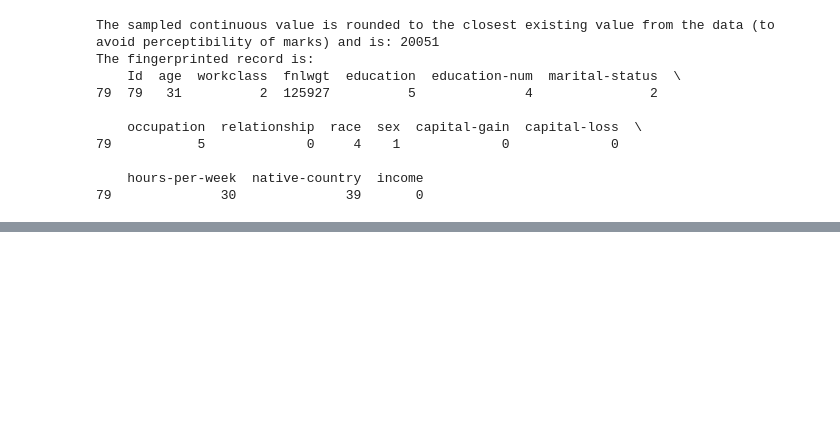
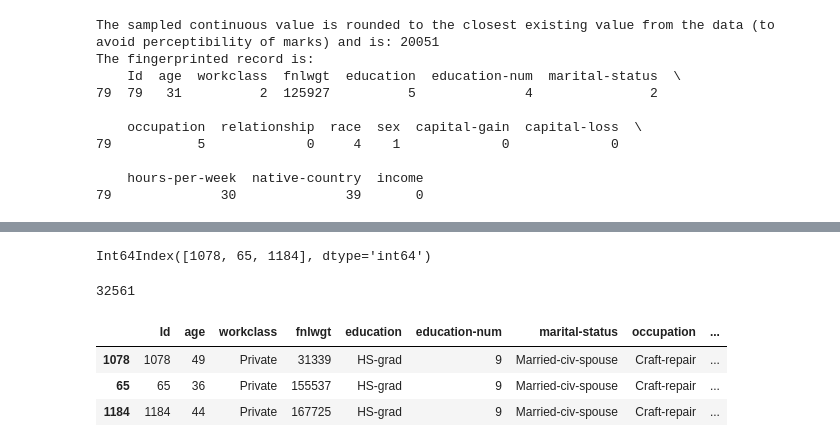
Before and after one commit to tanjascats/NCorr-FP, a Jupyter notebook: adult_pipeline.ipynb, the cells around one changed output, grey strips where cells are left out. Cells and saved outputs as stored; diff of their text form; code cells hidden in the pictures; blank space fills up the shorter version.

```diff
--- a/adult_pipeline.ipynb
+++ b/adult_pipeline.ipynb
@@ -199,0 +224,32 @@ Table: fingerprint count updates after this iteration (iteration 63). Each colum
+# %%
+import numpy as np
+import pandas as pd
+
+# list of arrays, arrays contain indices of neighbourhood
+neighborhoods = [
+    demo.insertion_iter_log[i]['neighbors'] for i in range(len(demo.insertion_iter_log))
+]
+
+# Step 1: Flatten the list of arrays into a single array
+all_indices = np.concatenate(neighborhoods)
+
+# Step 2: Use Pandas to count the frequency of each index
+index_series = pd.Series(all_indices)
+frequency_counts = index_series.value_counts()
+
+# Step 3: Print the top N most frequent indices
+top_n = 3  # You can change this number based on how many top indices you want to consider
+print(frequency_counts.head(top_n).keys())
+# %% [output]
+Int64Index([1078, 65, 1184], dtype='int64')
+# %%
+len(data.dataframe)
+# %% [output]
+32561
+# %%
+data.dataframe.iloc[frequency_counts.head(top_n).keys()]
+# %% [output]
+|  | Id | age | workclass | fnlwgt | education | education-num | marital-status | occupation | ... |
+| 1078 | 1078 | 49 | Private | 31339 | HS-grad | 9 | Married-civ-spouse | Craft-repair | ... |
+| 65 | 65 | 36 | Private | 155537 | HS-grad | 9 | Married-civ-spouse | Craft-repair | ... |
+| 1184 | 1184 | 44 | Private | 167725 | HS-grad | 9 | Married-civ-spouse | Craft-repair | ... |
```
Also changed, not shown: parts of 11 cells of this notebook, 6 other files.
